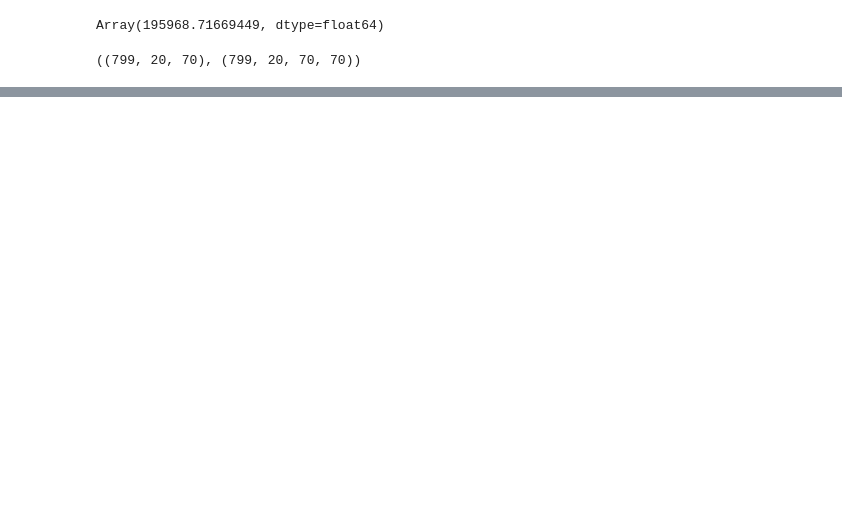
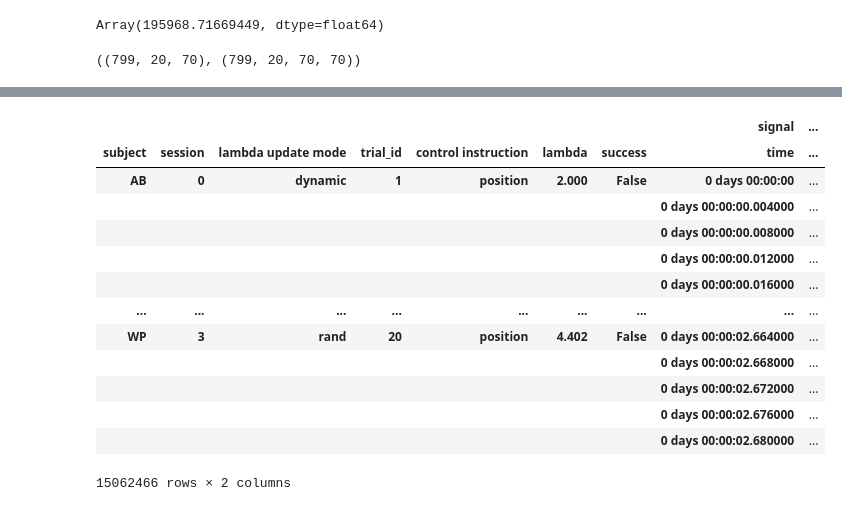
Before and after one commit to raeedcho/cst-machinery, a Jupyter notebook: scripts/ofc_inference.ipynb, the cells around one changed output, grey strips where cells are left out. Saved outputs shown, nothing was run; the diff lists cells and outputs as text; code cells hidden in the pictures; blank space fills up the shorter version.

```diff
--- a/scripts/ofc_inference.ipynb
+++ b/scripts/ofc_inference.ipynb
@@ -293,0 +135,80 @@ print(clean_cst[['subjectID','trialType']].head())
+# %%
+mat_data = loadmat('/Users/raeed/codebase/0-projects/cst-rtt/eLife_code_and_data/data/temp_data.mat', simplify_cells=True,variable_names=['data'])
+renamer = {
+    'subjectID': 'subject',
+    'trialType': 'task',
+    'trialNumber': 'trial_id',
+    'sessionNumber': 'session',
+    'instruction_type': 'control instruction',
+    'lambdaUpdateMode': 'lambda update mode',
+    't': 'time',
+    'x': 'cursor position',
+    'u': 'hand position',
+}
+
+def condition_trial(trial):
+    t = trial['time']
+    x = trial['cursor position']
+    u = trial['hand position']
+
+    last_pretrial_idx = np.argmin(np.diff(t))
+    trial_slice = slice(last_pretrial_idx,None,None)
+
+    new_t = pd.timedelta_range(start=0, periods=len(t[trial_slice]), freq='4ms')
+
+    new_trial = pd.Series(
+        {
+            'time': new_t,
+            'cursor position': x[trial_slice],
+            'hand position': u[trial_slice,0]
+        },
+        name = trial.name,
+    )
+
+    return new_trial
+
+human_data = (
+    pd.DataFrame(mat_data['data'])
+    .rename(columns=renamer)
+    [['subject','session','task','lambda update mode','trial_id','lambda','success','control instruction','time','cursor position','hand position']]
+    .assign(**{
+        'lambda update mode': lambda df: df['lambda update mode'].map(lambda x: x if type(x) is str else '')
+    })
+    .astype({
+        'subject': 'category',
+        'session': int,
+        'task': 'category',
+        'lambda update mode': 'category',
+        'trial_id': int,
+        'lambda': float,
+        'success': bool,
+        'control instruction': 'category',
+    })
+    .set_index(['subject','session','task','lambda update mode','trial_id','control instruction','lambda','success'])
+    .xs(level='task',key='CST')
+    .apply(condition_trial, axis=1)
+    .explode(['time','cursor position','hand position'])
+    .set_index('time', append=True)
+    .astype({
+        'cursor position': float,
+        'hand position': float,
+    })
+    .rename_axis('signal', axis=1)
+)
+
+human_data
+# %% [output]
+|  |  |  |  |  |  |  | signal | ... |
+| subject | session | lambda update mode | trial_id | control instruction | lambda | success | time | ... |
+| AB | 0 | dynamic | 1 | position | 2.000 | False | 0 days 00:00:00 | ... |
+|  |  |  |  |  |  |  | 0 days 00:00:00.004000 | ... |
+|  |  |  |  |  |  |  | 0 days 00:00:00.008000 | ... |
+|  |  |  |  |  |  |  | 0 days 00:00:00.012000 | ... |
+|  |  |  |  |  |  |  | 0 days 00:00:00.016000 | ... |
+| ... | ... | ... | ... | ... | ... | ... | ... | ... |
+| WP | 3 | rand | 20 | position | 4.402 | False | 0 days 00:00:02.664000 | ... |
+|  |  |  |  |  |  |  | 0 days 00:00:02.668000 | ... |
+|  |  |  |  |  |  |  | 0 days 00:00:02.672000 | ... |
+|  |  |  |  |  |  |  | 0 days 00:00:02.676000 | ... |
+|  |  |  |  |  |  |  | 0 days 00:00:02.680000 | ... |
+15062466 rows × 2 columns
```
Also changed, not shown: parts of 30 cells of this notebook, 1 other file.
